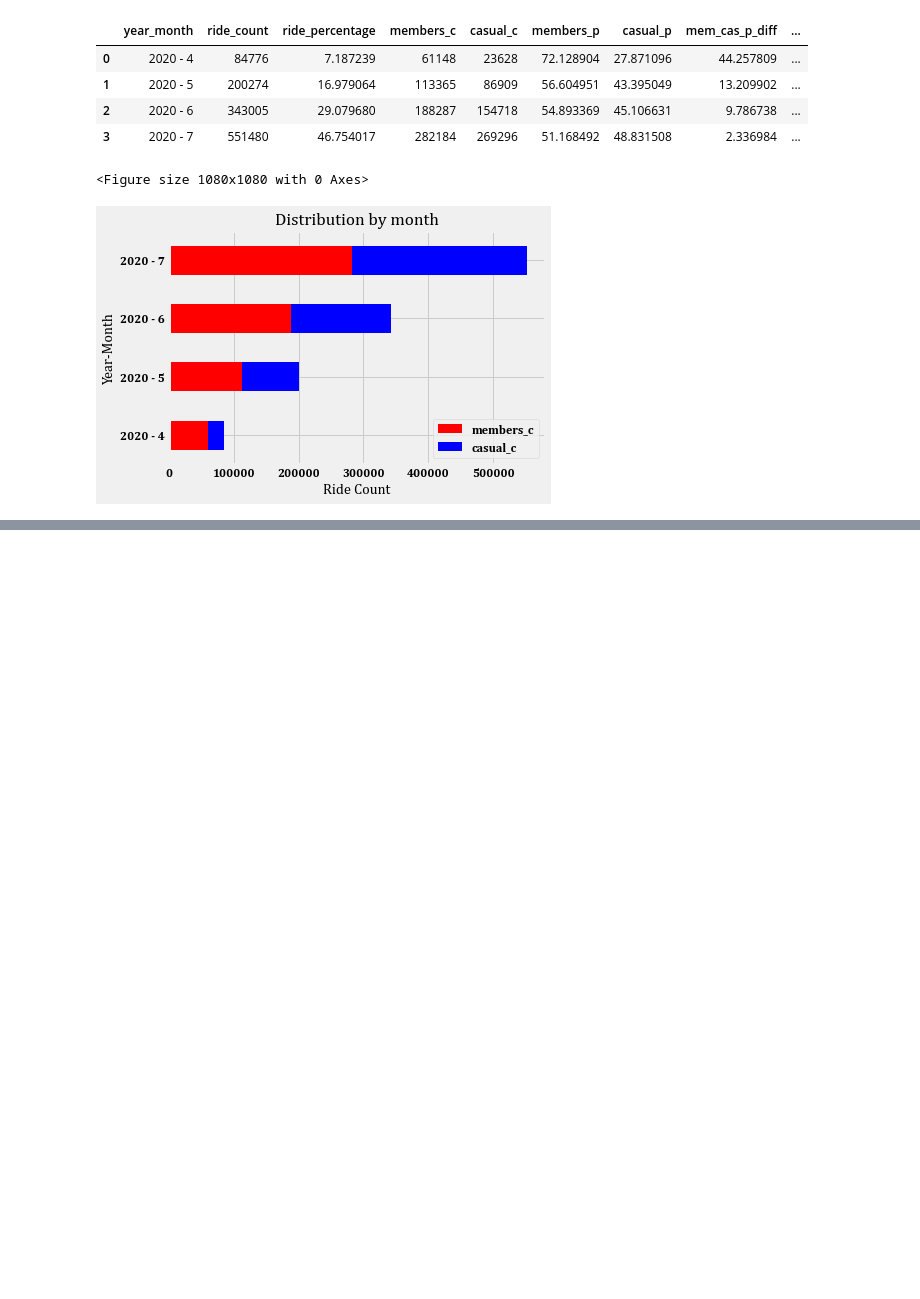
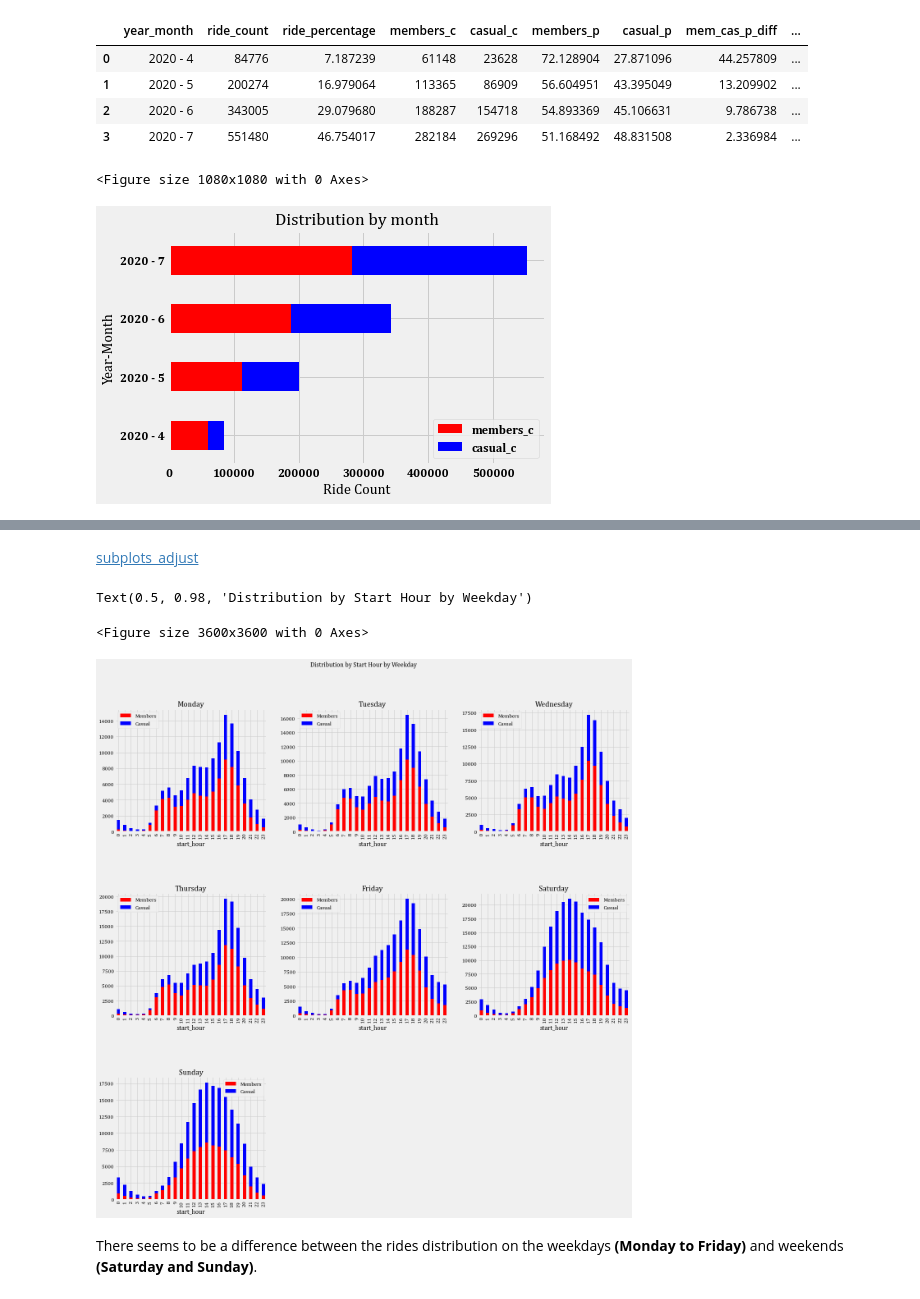
Before and after one commit to deepbdoshi/Google-Analytics-Capstone-Project, a Jupyter notebook: Google Analytics Capstone Project 1.ipynb, the cells around one changed output, grey strips where cells are left out. Drawn from its saved outputs; the diff is of its cells as text; code cells hidden in the pictures; blank space fills up the shorter version.

```diff
--- a/Google Analytics Capstone Project 1.ipynb
+++ b/Google Analytics Capstone Project 1.ipynb
@@ -280,0 +276,39 @@ data.head()
+# %% [markdown]
+[subplots_adjust](https://matplotlib.org/stable/api/_as_gen/matplotlib.pyplot.subplots_adjust.html)
+# %%
+_ = mp.figure(figsize=(50,50))
+_ = mp.style.use("fivethirtyeight")
+
+font = {'family' : 'cambria', 'size'   : 13}
+mp.rc('font', **font)
+
+weekdays = {0 : 'Monday' , 1 : 'Tuesday' , 2 : 'Wednesday' , 3 : 'Thursday' , 4 : 'Friday' , 5 : 'Saturday' , 6 : 'Sunday'}
+day = 0
+
+fig, axs = mp.subplots(3, 3)
+mp.subplots_adjust(top=0.9, wspace=0.2, hspace=0.5)
+
+for i in range(3):
+    for j in range(3):
+        if day > 6:
+            fig.delaxes(axs[i][j])
+        else:
+            curr_data = data[data['weekday'] == day]
+
+            week_data_by_start_hour = curr_data.groupby(['start_hour'], as_index=False).agg(
+                members_c = pd.NamedAgg('member_casual', lambda x: ((x == 'member').sum())),
+                casual_c = pd.NamedAgg('member_casual', lambda x: ((x == 'casual').sum())))
+
+            _ = week_data_by_start_hour.plot(x = 'start_hour', y = ['members_c', 'casual_c'], kind='bar', stacked=True, color=['red', 'blue'], figsize=(20,20), ax=axs[i,j], label=['Members', 'Casual'])
+            _ = axs[i, j].set_title(f'{weekdays[day]}')
+            _ = axs[i, j].legend()
+
+            day += 1
+
+mp.suptitle("Distribution by Start Hour by Weekday")
+# %% [output]
+Text(0.5, 0.98, 'Distribution by Start Hour by Weekday')
+<Figure size 3600x3600 with 0 Axes>
+[figure, added]
+# %% [markdown]
+There seems to be a difference between the rides distribution on the weekdays **(Monday to Friday)** and weekends **(Saturday and Sunday)**.
```
Also changed, not shown: parts of 22 cells of this notebook.
